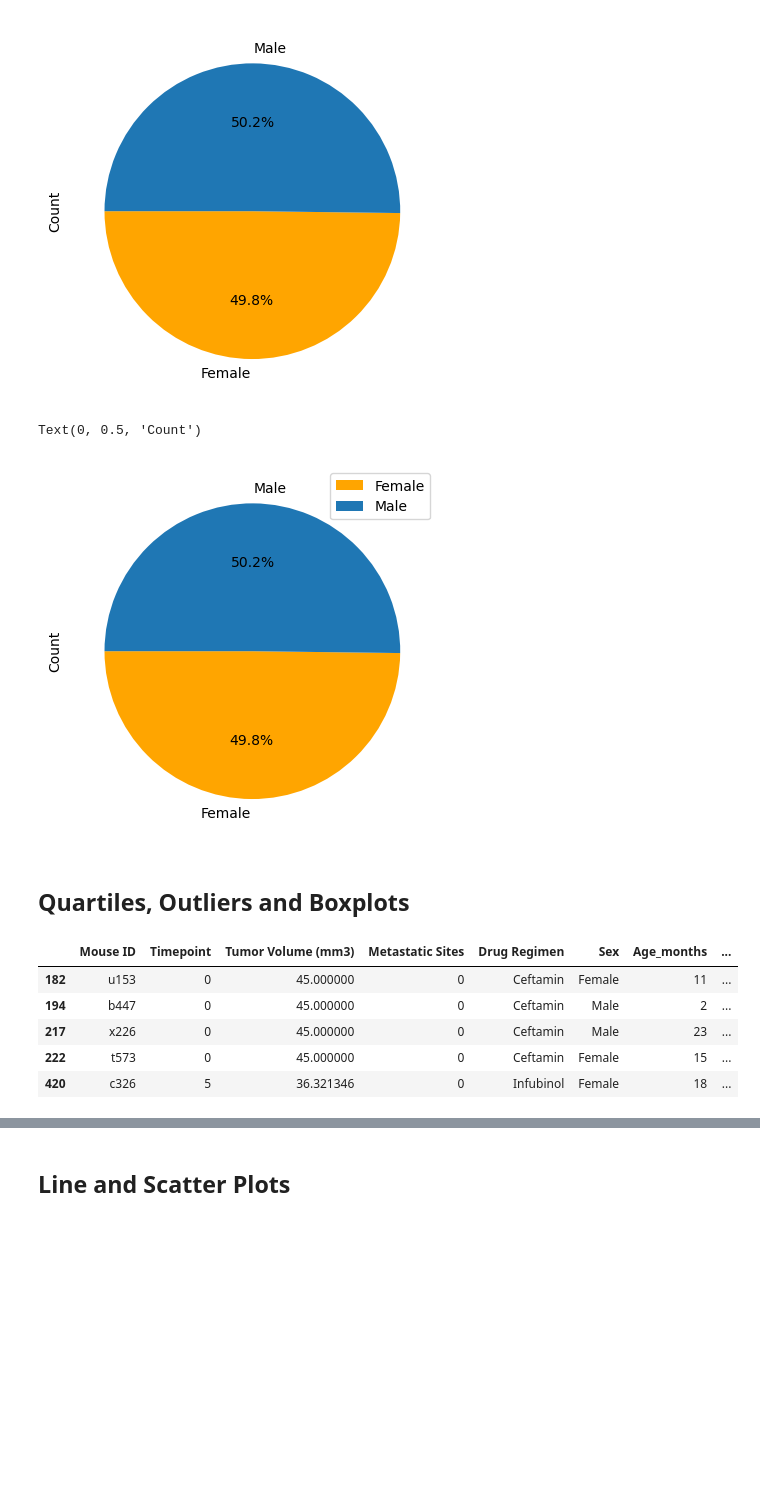
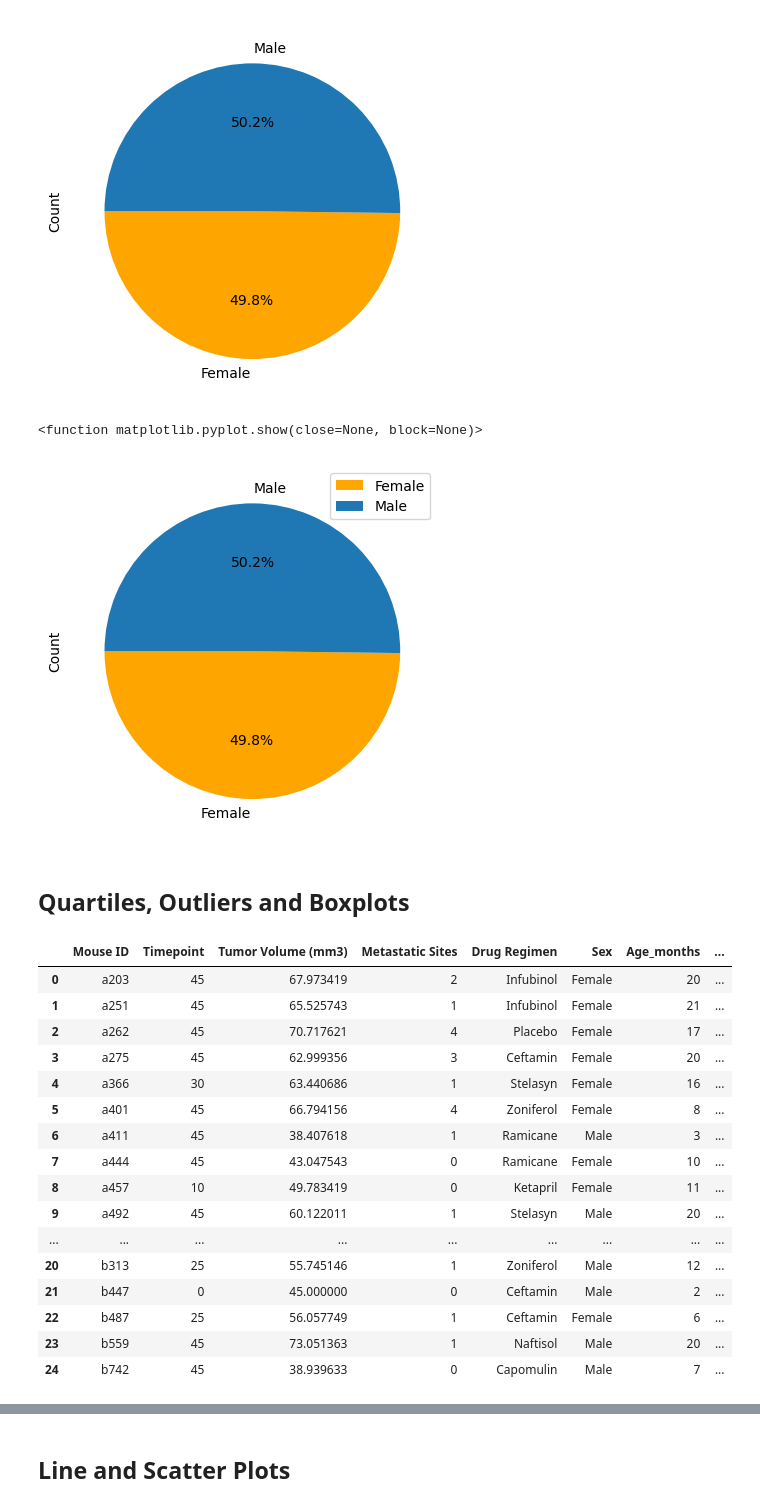
Before and after one commit to RicardoLunaS/Data_visualization, a Jupyter notebook: pymaceuticals.ipynb, the cells around one changed output, grey strips where cells are left out. Cells and saved outputs as stored; diff of their text form; code cells hidden in the pictures; blank space fills up the shorter version.

```diff
--- a/pymaceuticals.ipynb
+++ b/pymaceuticals.ipynb
@@ -197,9 +223,6 @@ sex_distribution.plot.pie(y=sex_distribution, autopct="%1.1f%%",
 # Get the unique mice with their gender
 sex_distribution = mouse_metadata.groupby("Sex")["Sex"].count()
 sex_labels = sex_distribution.keys()
-sex_distribution
-
-#sex_distribution.head()
 
 # Make the pie chart
 
@@ -209,29 +232,52 @@ ax.pie(sex_distribution, labels = sex_labels, autopct='%1.1f%%',
 plt.legend(sex_distribution.index)
 plt.ylabel("Count")
 
-# plt.show
+plt.show
+
+#  Get the unique mice with their gender
+# mice_df = clean_study_data_complete.loc[:, ["Mouse ID", "Sex"]].drop_duplicates()
+
+# # Make the pie chart
+# counts = mice_df.Sex.value_counts()
+# plt.pie(counts.values, labels=counts.index.values, autopct='%1.1f%%')
+# plt.ylabel("count")
+# plt.show()
 # %% [output]
-Text(0, 0.5, 'Count')
+<function matplotlib.pyplot.show(close=None, block=None)>
 [figure]
 # %% [markdown]
 ## Quartiles, Outliers and Boxplots
 # %%
 # Calculate the final tumor volume of each mouse across four of the treatment regimens:
 # Capomulin, Ramicane, Infubinol, and Ceftamin
 
 # Start by getting the last (greatest) timepoint for each mouse
-clean_last_timepoint = clean_complete.drop_duplicates(subset=["Mouse ID"], keep="last")
-clean_last_timepoint_4drugs = clean_last_timepoint.loc[(clean_last_timepoint["Drug Regimen"] == "Capomulin") |
-                                                (clean_last_timepoint["Drug Regimen"] == "Ramicane") |
-                                                (clean_last_timepoint["Drug Regimen"] == "Infubinol") |
-                                                (clean_last_timepoint["Drug Regimen"] == "Ceftamin")]
-clean_last_timepoint_4drugs.head()
+
+max_tumor = clean_complete.groupby(["Mouse ID"])['Timepoint'].max()
+max_tumor = max_tumor.reset_index()
+
+#max_tumor.head()
+
+merged_data = max_tumor.merge(clean_complete,on=['Mouse ID','Timepoint'],how="left")
+
+merged_data.head(25)
 # %% [output]
 |  | Mouse ID | Timepoint | Tumor Volume (mm3) | Metastatic Sites | Drug Regimen | Sex | Age_months | ... |
-| 182 | u153 | 0 | 45.000000 | 0 | Ceftamin | Female | 11 | ... |
-| 194 | b447 | 0 | 45.000000 | 0 | Ceftamin | Male | 2 | ... |
-| 217 | x226 | 0 | 45.000000 | 0 | Ceftamin | Male | 23 | ... |
-| 222 | t573 | 0 | 45.000000 | 0 | Ceftamin | Female | 15 | ... |
-| 420 | c326 | 5 | 36.321346 | 0 | Infubinol | Female | 18 | ... |
+| 0 | a203 | 45 | 67.973419 | 2 | Infubinol | Female | 20 | ... |
+| 1 | a251 | 45 | 65.525743 | 1 | Infubinol | Female | 21 | ... |
+| 2 | a262 | 45 | 70.717621 | 4 | Placebo | Female | 17 | ... |
+| 3 | a275 | 45 | 62.999356 | 3 | Ceftamin | Female | 20 | ... |
+| 4 | a366 | 30 | 63.440686 | 1 | Stelasyn | Female | 16 | ... |
+| 5 | a401 | 45 | 66.794156 | 4 | Zoniferol | Female | 8 | ... |
+| 6 | a411 | 45 | 38.407618 | 1 | Ramicane | Male | 3 | ... |
+| 7 | a444 | 45 | 43.047543 | 0 | Ramicane | Female | 10 | ... |
+| 8 | a457 | 10 | 49.783419 | 0 | Ketapril | Female | 11 | ... |
+| 9 | a492 | 45 | 60.122011 | 1 | Stelasyn | Male | 20 | ... |
+| ... | ... | ... | ... | ... | ... | ... | ... | ... |
+| 20 | b313 | 25 | 55.745146 | 1 | Zoniferol | Male | 12 | ... |
+| 21 | b447 | 0 | 45.000000 | 0 | Ceftamin | Male | 2 | ... |
+| 22 | b487 | 25 | 56.057749 | 1 | Ceftamin | Female | 6 | ... |
+| 23 | b559 | 45 | 73.051363 | 1 | Naftisol | Male | 20 | ... |
+| 24 | b742 | 45 | 38.939633 | 0 | Capomulin | Male | 7 | ... |
 # %%
 # Put treatments into a list for for loop (and later for plot labels)
```
Also changed, not shown: parts of 14 cells of this notebook.
